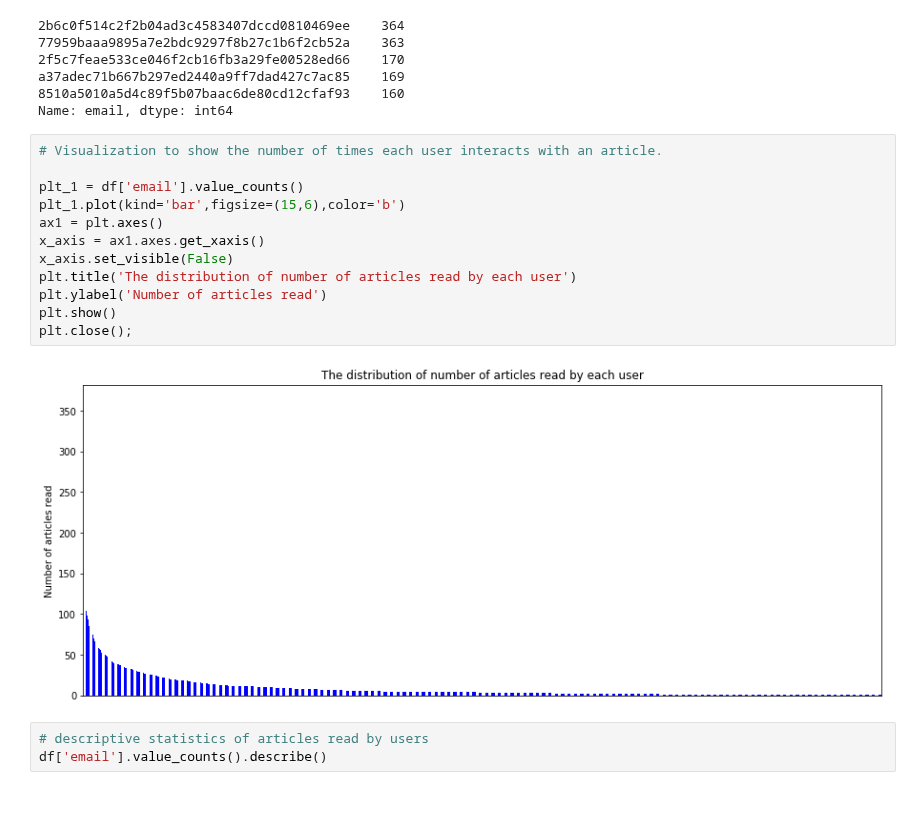
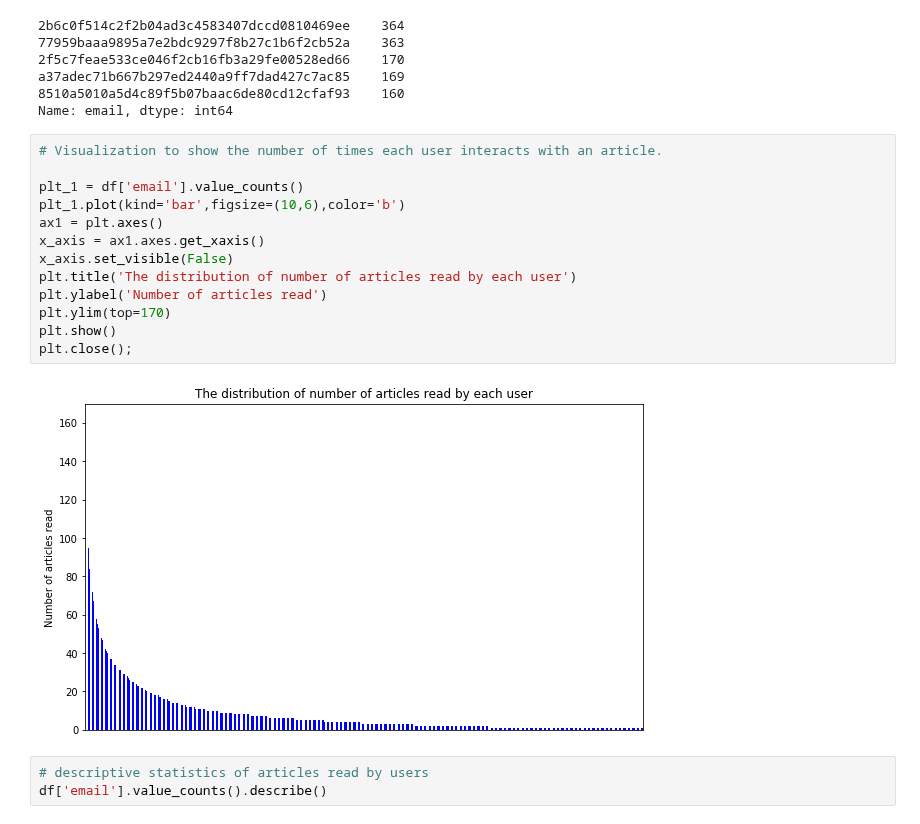
Before and after one commit to paulstancliffe/Recommendation-System-IBM, a Jupyter notebook: Recommendations_with_IBM.ipynb, the cells around one changed output. Cells and saved outputs as stored; diff of their text form.

```diff
--- a/Recommendations_with_IBM.ipynb
+++ b/Recommendations_with_IBM.ipynb
@@ -111,17 +111,18 @@ Name: email, dtype: int64
 # %%
 # Visualization to show the number of times each user interacts with an article.
 
 plt_1 = df['email'].value_counts()
-plt_1.plot(kind='bar',figsize=(15,6),color='b')
+plt_1.plot(kind='bar',figsize=(10,6),color='b')
 ax1 = plt.axes()
 x_axis = ax1.axes.get_xaxis()
 x_axis.set_visible(False)
 plt.title('The distribution of number of articles read by each user')
 plt.ylabel('Number of articles read')
+plt.ylim(top=170)
 plt.show()
 plt.close();
 # %% [output]
-[figure, old version]
+[figure, new version]
 # %%
 # descriptive statistics of articles read by users
 df['email'].value_counts().describe()
```
Also changed, not shown: parts of 27 cells of this notebook.
